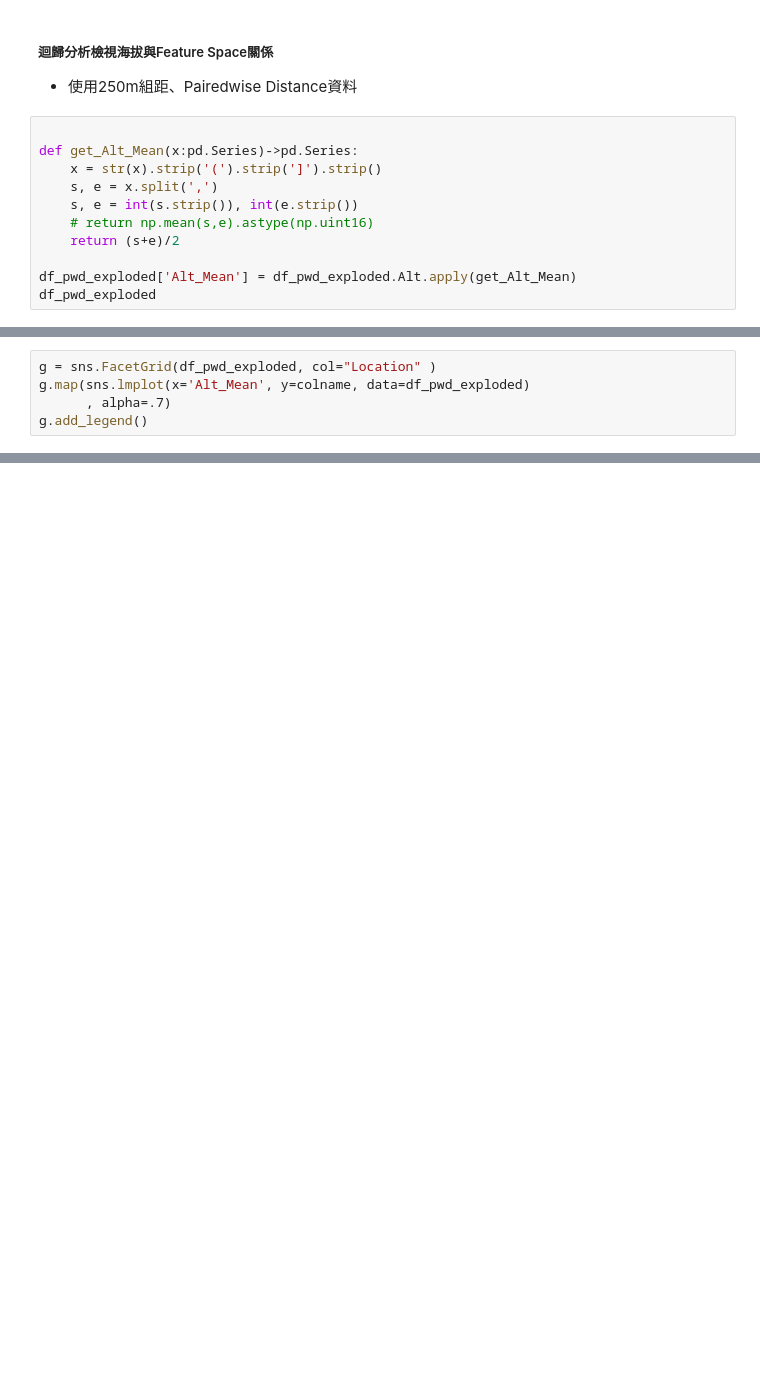
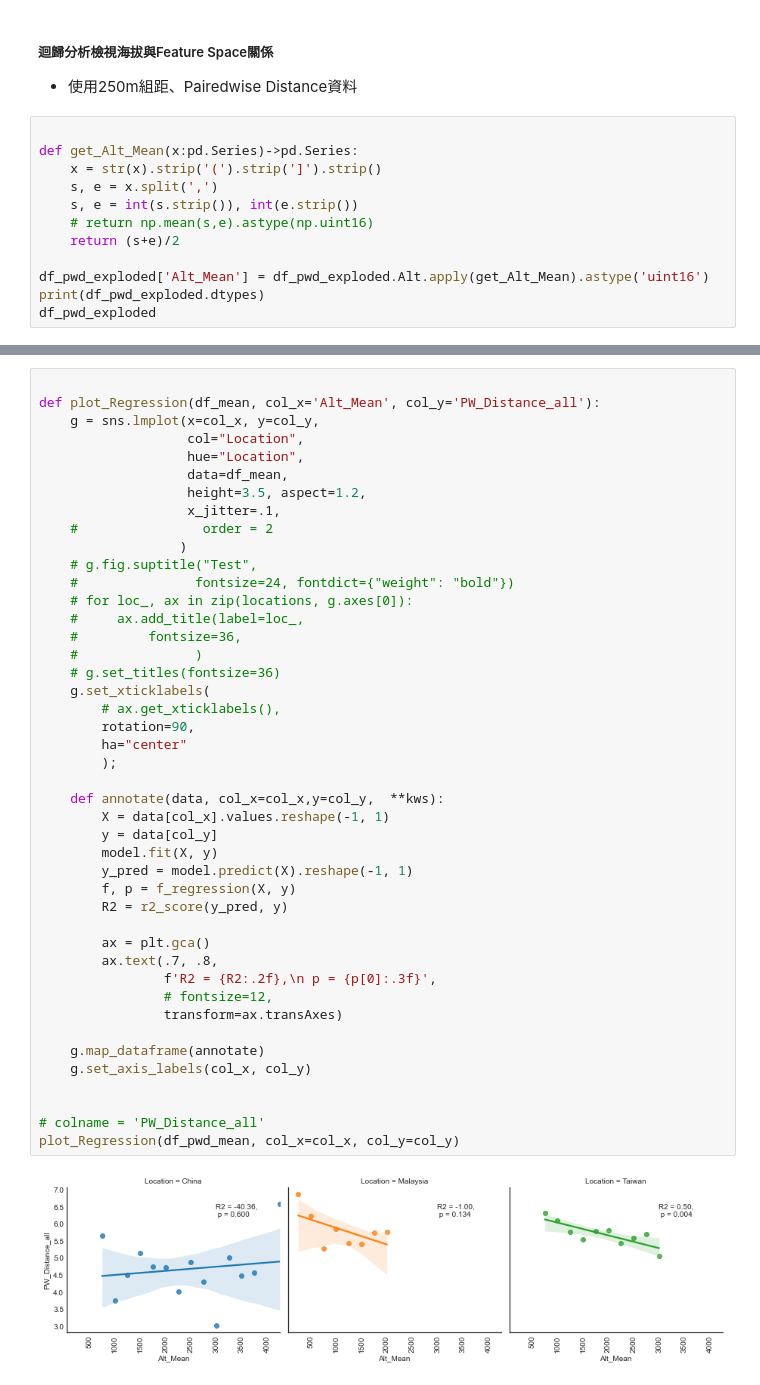
Before and after one commit to YunghuiHsu/Moth_Project, a Jupyter notebook: Moth_thermal/vsc/explore_LatentSpace.ipynb, the cells around one changed output, grey strips where cells are left out. Drawn from its saved outputs; the diff is of its cells as text; blank space fills up the shorter version.

```diff
--- a/Moth_thermal/vsc/explore_LatentSpace.ipynb
+++ b/Moth_thermal/vsc/explore_LatentSpace.ipynb
@@ -1129,5 +1143,6 @@ def get_Alt_Mean(x:pd.Series)->pd.Series:
     # return np.mean(s,e).astype(np.uint16)
     return (s+e)/2
 
-df_pwd_exploded['Alt_Mean'] = df_pwd_exploded.Alt.apply(get_Alt_Mean)
+df_pwd_exploded['Alt_Mean'] = df_pwd_exploded.Alt.apply(get_Alt_Mean).astype('uint16')
+print(df_pwd_exploded.dtypes)
 df_pwd_exploded
@@ -1142,5 +1167,0 @@ df_pwd_exploded
-# %%
-g = sns.FacetGrid(df_pwd_exploded, col="Location" )
-g.map(sns.lmplot(x='Alt_Mean', y=colname, data=df_pwd_exploded)
-      , alpha=.7)
-g.add_legend()
@@ -1146,0 +1213,46 @@ g.add_legend()
+# %%
+
+def plot_Regression(df_mean, col_x='Alt_Mean', col_y='PW_Distance_all'):
+    g = sns.lmplot(x=col_x, y=col_y,
+                   col="Location",
+                   hue="Location",
+                   data=df_mean,
+                   height=3.5, aspect=1.2,
+                   x_jitter=.1,
+    #                order = 2
+                  )
+    # g.fig.suptitle("Test",
+    #               fontsize=24, fontdict={"weight": "bold"})
+    # for loc_, ax in zip(locations, g.axes[0]):
+    #     ax.add_title(label=loc_,
+    #         fontsize=36,
+    #               )
+    # g.set_titles(fontsize=36)
+    g.set_xticklabels(
+        # ax.get_xticklabels(),
+        rotation=90,
+        ha="center"
+        );
+
+    def annotate(data, col_x=col_x,y=col_y,  **kws):
+        X = data[col_x].values.reshape(-1, 1)
+        y = data[col_y]
+        model.fit(X, y)
+        y_pred = model.predict(X).reshape(-1, 1)
+        f, p = f_regression(X, y)
+        R2 = r2_score(y_pred, y)
+
+        ax = plt.gca()
+        ax.text(.7, .8,
+                f'R2 = {R2:.2f},\n p = {p[0]:.3f}',
+                # fontsize=12,
+                transform=ax.transAxes)
+
+    g.map_dataframe(annotate)
+    g.set_axis_labels(col_x, col_y)
+
+
+# colname = 'PW_Distance_all'
+plot_Regression(df_pwd_mean, col_x=col_x, col_y=col_y)
+# %% [output]
+[figure, added]
```
Also changed, not shown: parts of 18 cells of this notebook.
